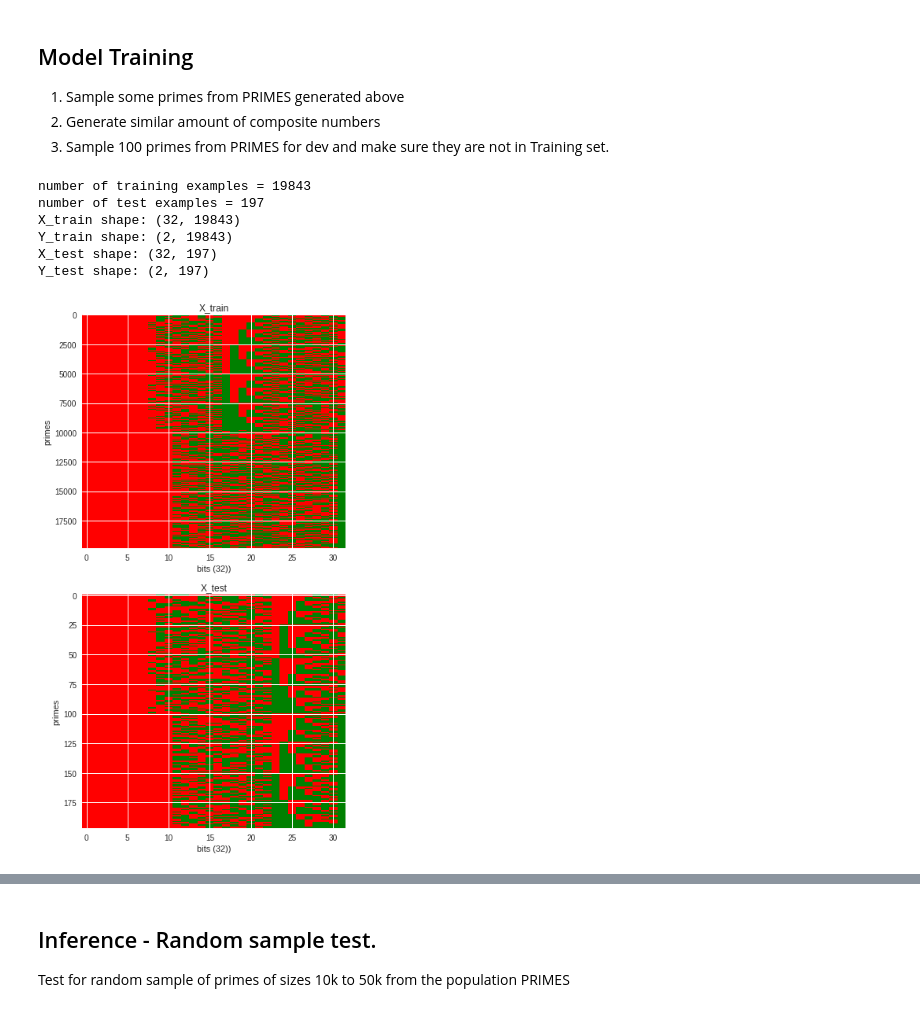
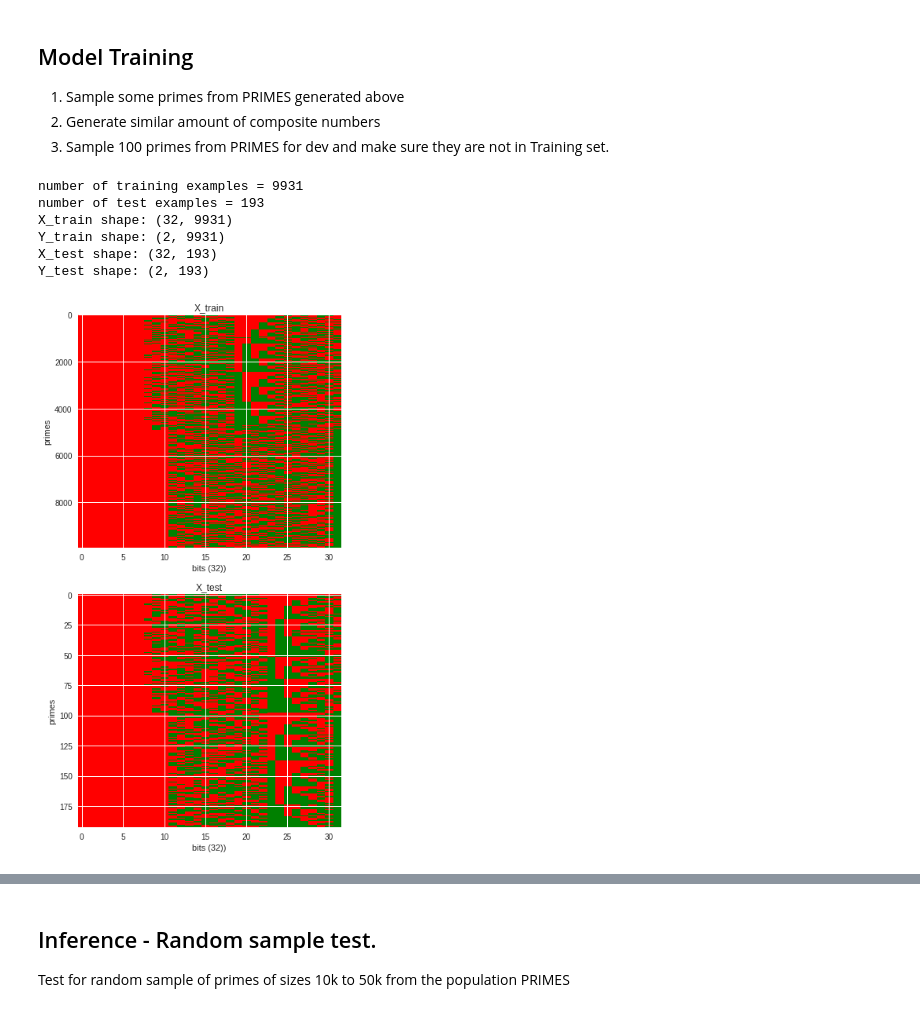
Before and after one commit to yepuv1/primality, a Jupyter notebook: Prime_numbers.ipynb, the cells around one changed output, grey strips where cells are left out. Cells and saved outputs as stored; diff of their text form; code cells hidden in the pictures.

```diff
--- a/Prime_numbers.ipynb
+++ b/Prime_numbers.ipynb
@@ -508,15 +508,15 @@ def main(X_train, Y_train, training_size, X_test, Y_test, test_size ):
   )
   return parameters
 # %%
-X_train, Y_train, training_size, X_test, Y_test, test_size = train_data(10000)
+X_train, Y_train, training_size, X_test, Y_test, test_size = train_data(5000)
 # %% [output]
-number of training examples = 19843
-number of test examples = 197
-X_train shape: (32, 19843)
-Y_train shape: (2, 19843)
-X_test shape: (32, 197)
-Y_test shape: (2, 197)
+number of training examples = 9931
+number of test examples = 193
+X_train shape: (32, 9931)
+Y_train shape: (2, 9931)
+X_test shape: (32, 193)
+Y_test shape: (2, 193)
-[figure, old version]
+[figure, new version]
 # %%
 parameters = main(X_train, Y_train, training_size, X_test, Y_test, test_size)
 # %% [output]
```
Also changed, not shown: parts of 3 cells of this notebook.
